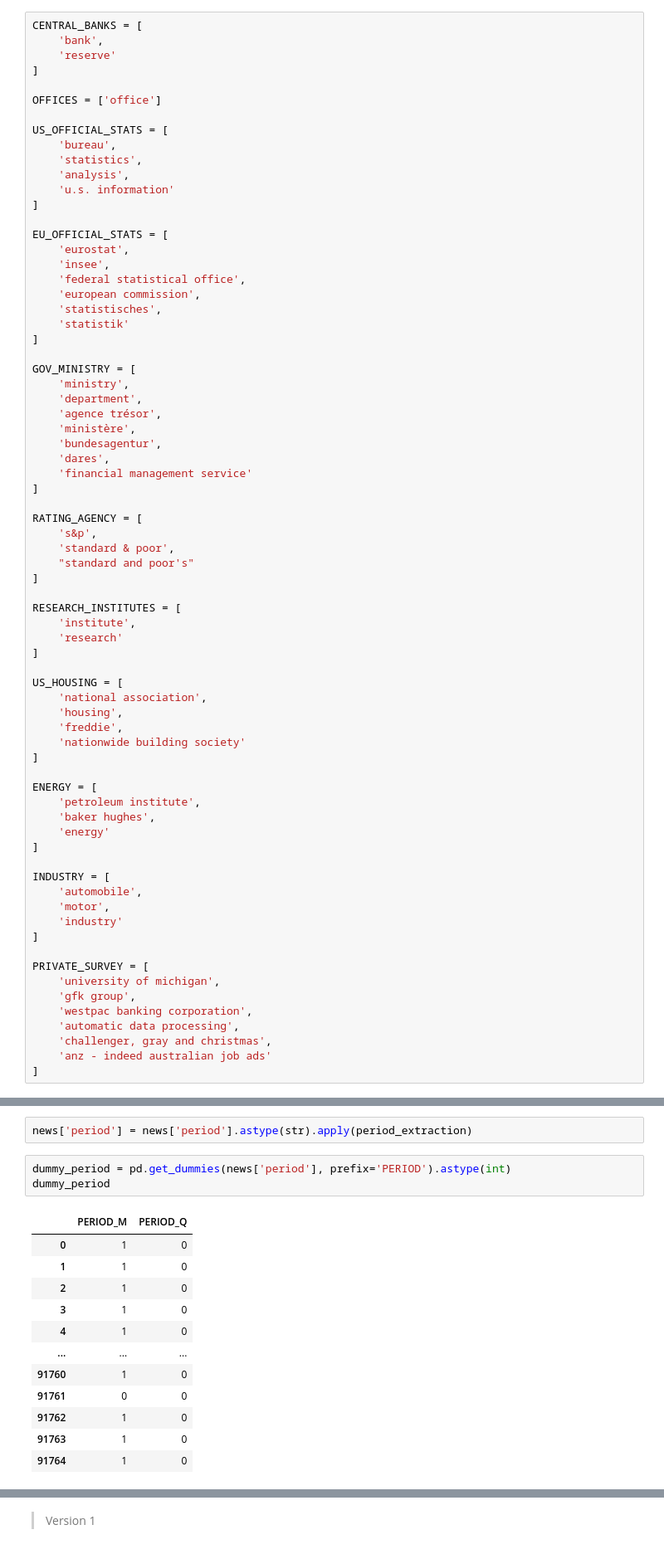
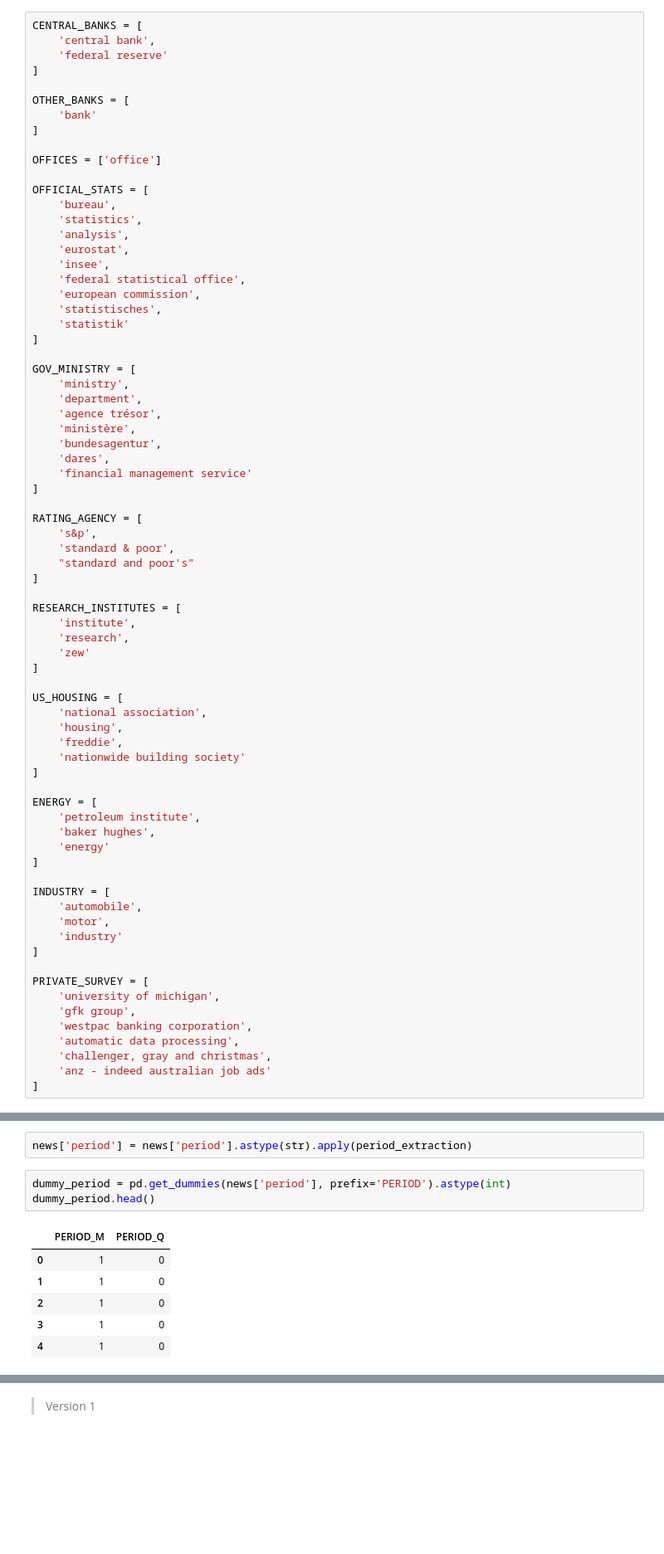
Before and after one commit to ppetrushenkov/fx_news_bot, a Jupyter notebook: notebooks/train_model_pipeline_nb.ipynb, the cells around one changed output, grey strips where cells are left out. Shown at 83% size. Drawn from its saved outputs; the diff is of its cells as text; blank space fills up the shorter version.

```diff
--- a/notebooks/train_model_pipeline_nb.ipynb
+++ b/notebooks/train_model_pipeline_nb.ipynb
@@ -136,19 +115,19 @@ Name: count, Length: 87, dtype: int64
 # %%
 CENTRAL_BANKS = [
-    'bank',
-    'reserve'
+    'central bank',
+    'federal reserve'
+]
+
+OTHER_BANKS = [
+    'bank'
 ]
 
 OFFICES = ['office']
 
-US_OFFICIAL_STATS = [
+OFFICIAL_STATS = [
     'bureau',
     'statistics',
     'analysis',
-    'u.s. information'
-]
-
-EU_OFFICIAL_STATS = [
     'eurostat',
     'insee',
     'federal statistical office',
@@ -175,7 +154,8 @@ RATING_AGENCY = [
 
 RESEARCH_INSTITUTES = [
     'institute',
-    'research'
+    'research',
+    'zew'
 ]
 
 US_HOUSING = [
@@ -325,17 +350,11 @@ def period_extraction(period):
 news['period'] = news['period'].astype(str).apply(period_extraction)
 # %%
 dummy_period = pd.get_dummies(news['period'], prefix='PERIOD').astype(int)
-dummy_period
+dummy_period.head()
 # %% [output]
 |  | PERIOD_M | PERIOD_Q |
 | 0 | 1 | 0 |
 | 1 | 1 | 0 |
 | 2 | 1 | 0 |
 | 3 | 1 | 0 |
 | 4 | 1 | 0 |
-| ... | ... | ... |
-| 91760 | 1 | 0 |
-| 91761 | 0 | 0 |
-| 91762 | 1 | 0 |
-| 91763 | 1 | 0 |
-| 91764 | 1 | 0 |
```
Also changed, not shown: parts of 127 cells of this notebook, 39 other files.
